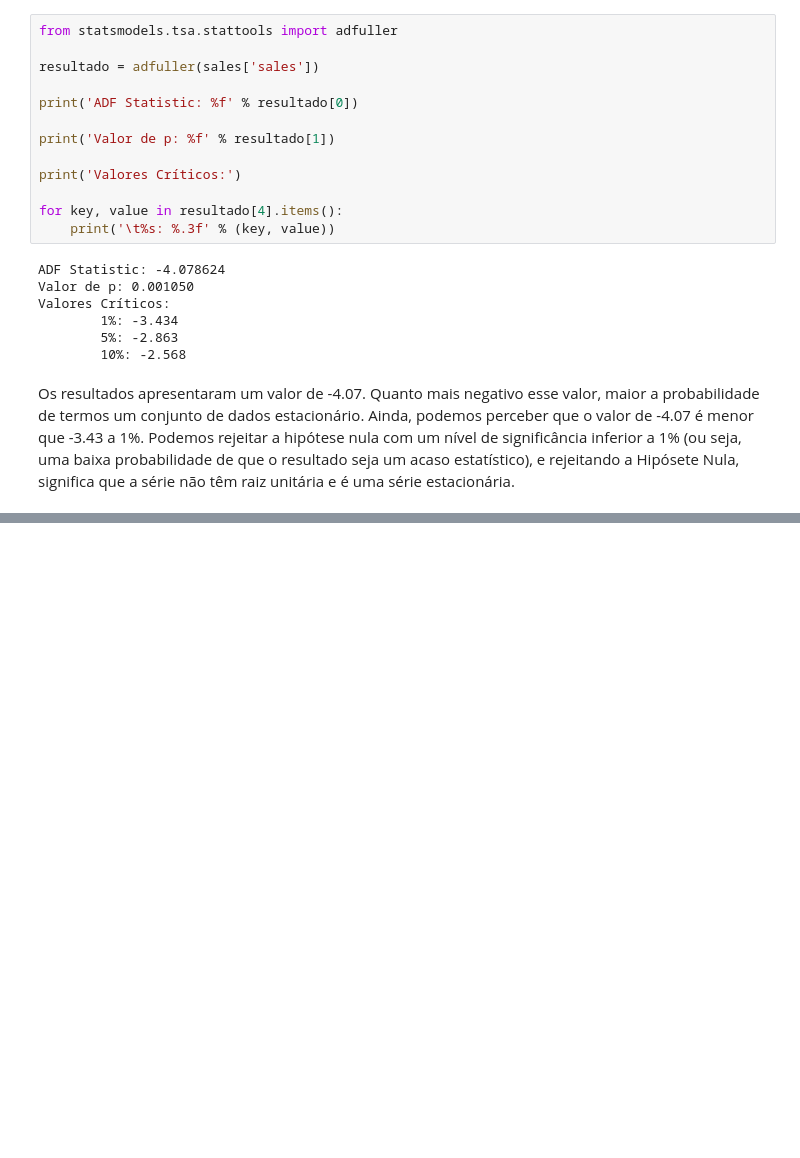
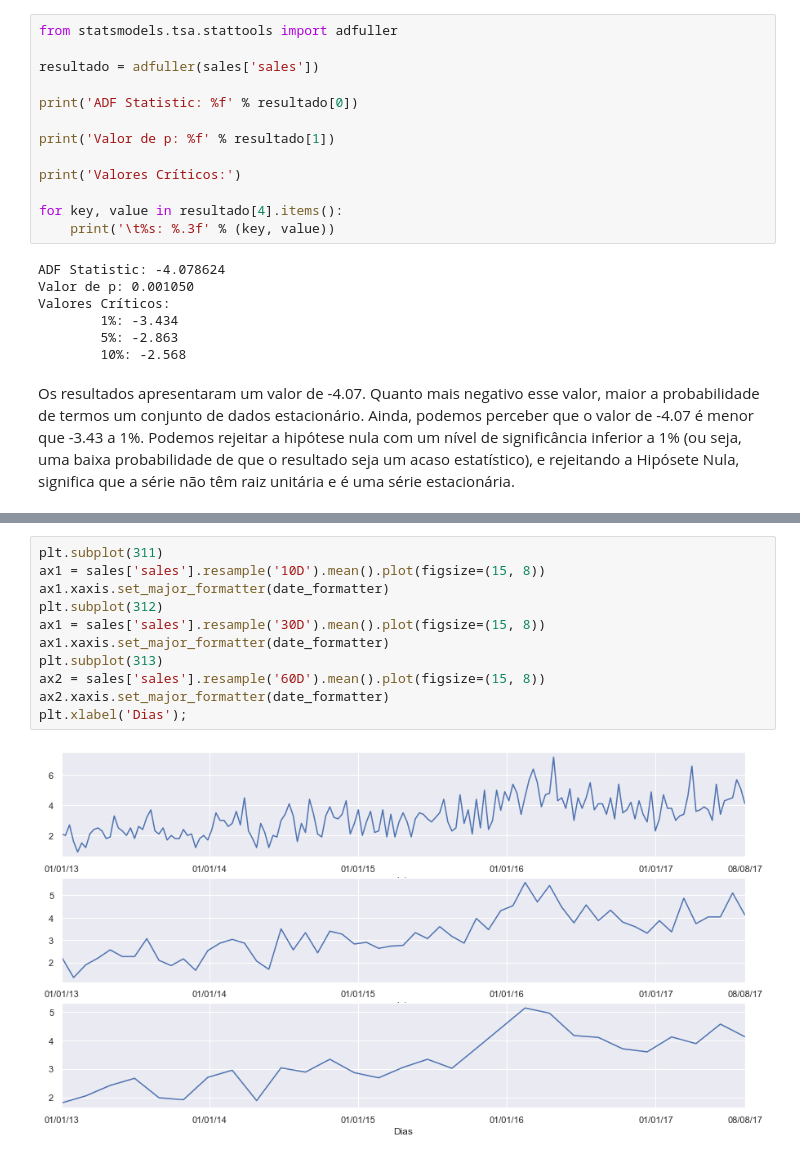
Before and after one commit to willianpina/Time_Series_Studies, a Jupyter notebook: Aspectos_Basicos_da_Analise_de_Series_Temporais.ipynb, the cells around one changed output, grey strips where cells are left out. Cells and saved outputs as stored; diff of their text form; blank space fills up the shorter version.

```diff
--- a/series_temporais.ipynb
+++ b/Aspectos_Basicos_da_Analise_de_Series_Temporais.ipynb
@@ -318,0 +328,13 @@ Valores Críticos:
+# %%
+plt.subplot(311)
+ax1 = sales['sales'].resample('10D').mean().plot(figsize=(15, 8))
+ax1.xaxis.set_major_formatter(date_formatter)
+plt.subplot(312)
+ax1 = sales['sales'].resample('30D').mean().plot(figsize=(15, 8))
+ax1.xaxis.set_major_formatter(date_formatter)
+plt.subplot(313)
+ax2 = sales['sales'].resample('60D').mean().plot(figsize=(15, 8))
+ax2.xaxis.set_major_formatter(date_formatter)
+plt.xlabel('Dias');
+# %% [output]
+[figure, added]
```
Also changed, not shown: parts of 2 cells of this notebook.
